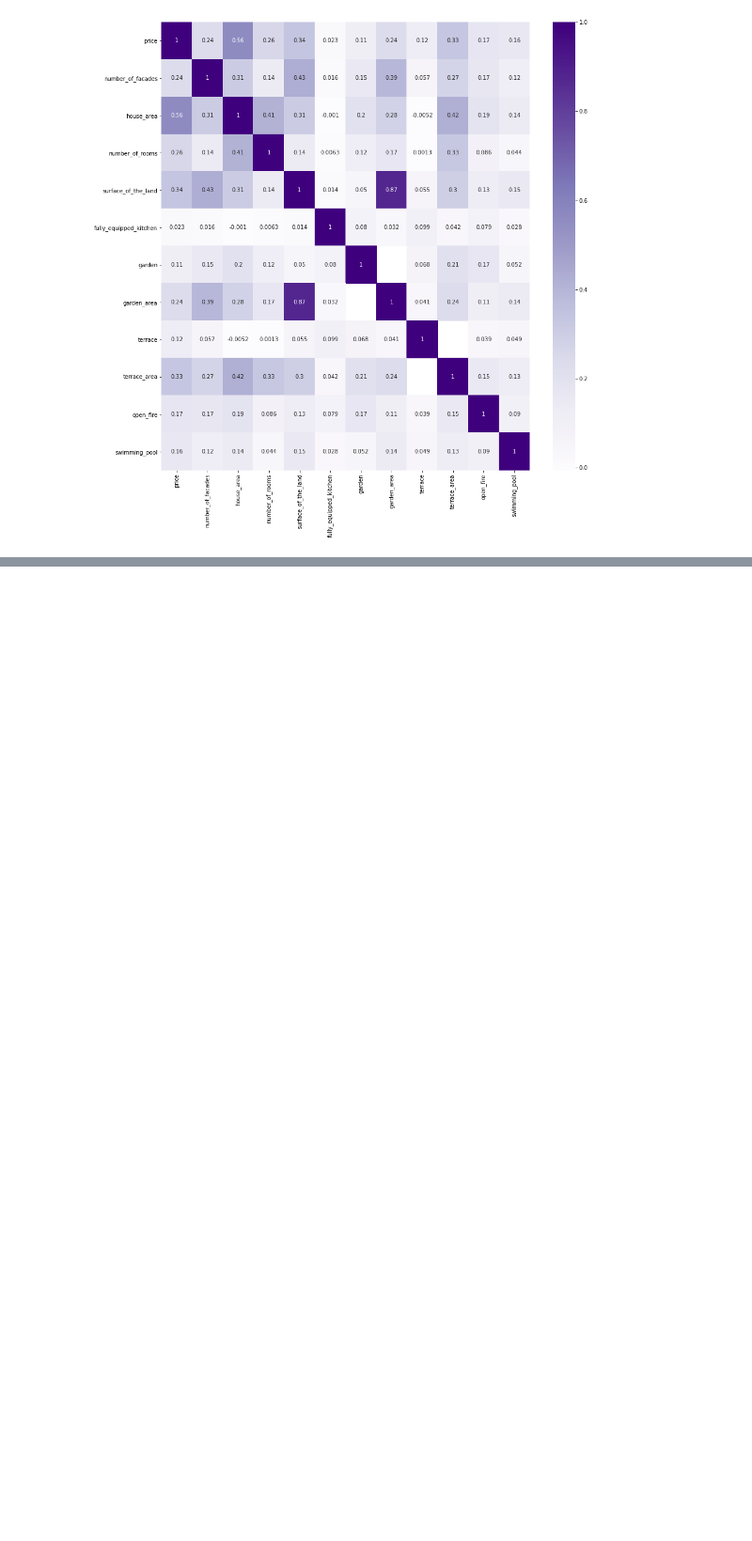
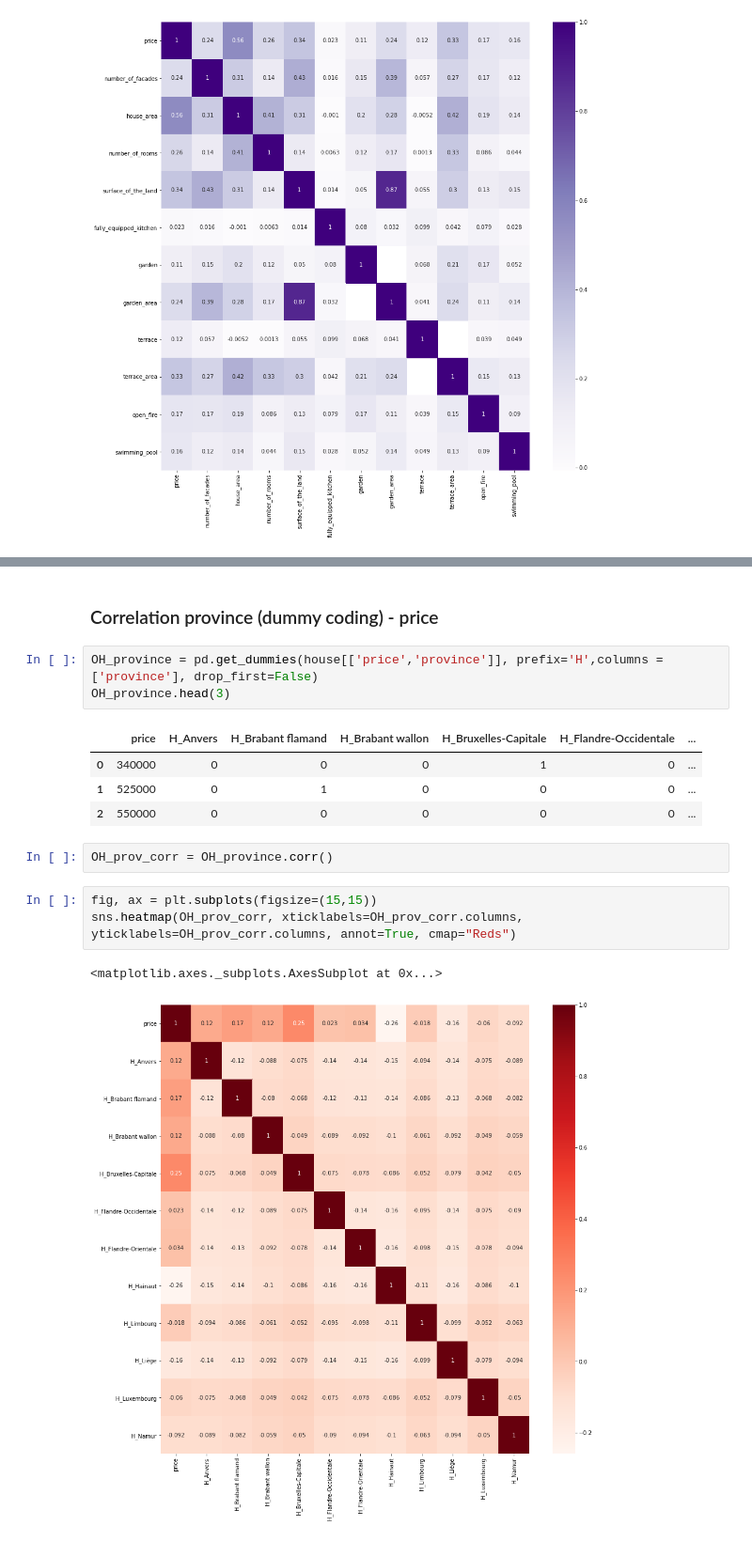
Before and after one commit to MDropsy/Challenge--Data-Analysis, a Jupyter notebook: E. Correlation variables-target and variables-variables.ipynb, the cells around one changed output, grey strips where cells are left out. Shown at 94% size. Saved outputs shown, nothing was run; the diff lists cells and outputs as text; blank space fills up the shorter version.

```diff
--- a/E. Correlation variables-target and variables-variables.ipynb
+++ b/E. Correlation variables-target and variables-variables.ipynb
@@ -52,0 +109,18 @@ sns.heatmap(var_corr, xticklabels=var_corr.columns, yticklabels=var_corr.columns
+# %% [markdown]
+### Correlation province (dummy coding) - price
+# %%
+OH_province = pd.get_dummies(house[['price','province']], prefix='H',columns = ['province'], drop_first=False)
+OH_province.head(3)
+# %% [output]
+|  | price | H_Anvers | H_Brabant flamand | H_Brabant wallon | H_Bruxelles-Capitale | H_Flandre-Occidentale | ... |
+| 0 | 340000 | 0 | 0 | 0 | 1 | 0 | ... |
+| 1 | 525000 | 0 | 1 | 0 | 0 | 0 | ... |
+| 2 | 550000 | 0 | 0 | 0 | 0 | 0 | ... |
+# %%
+OH_prov_corr = OH_province.corr()
+# %%
+fig, ax = plt.subplots(figsize=(15,15))
+sns.heatmap(OH_prov_corr, xticklabels=OH_prov_corr.columns, yticklabels=OH_prov_corr.columns, annot=True, cmap="Reds")
+# %% [output]
+<matplotlib.axes._subplots.AxesSubplot at 0x...>
+[figure, added]
```
Also changed, not shown: parts of 57 cells of this notebook.
